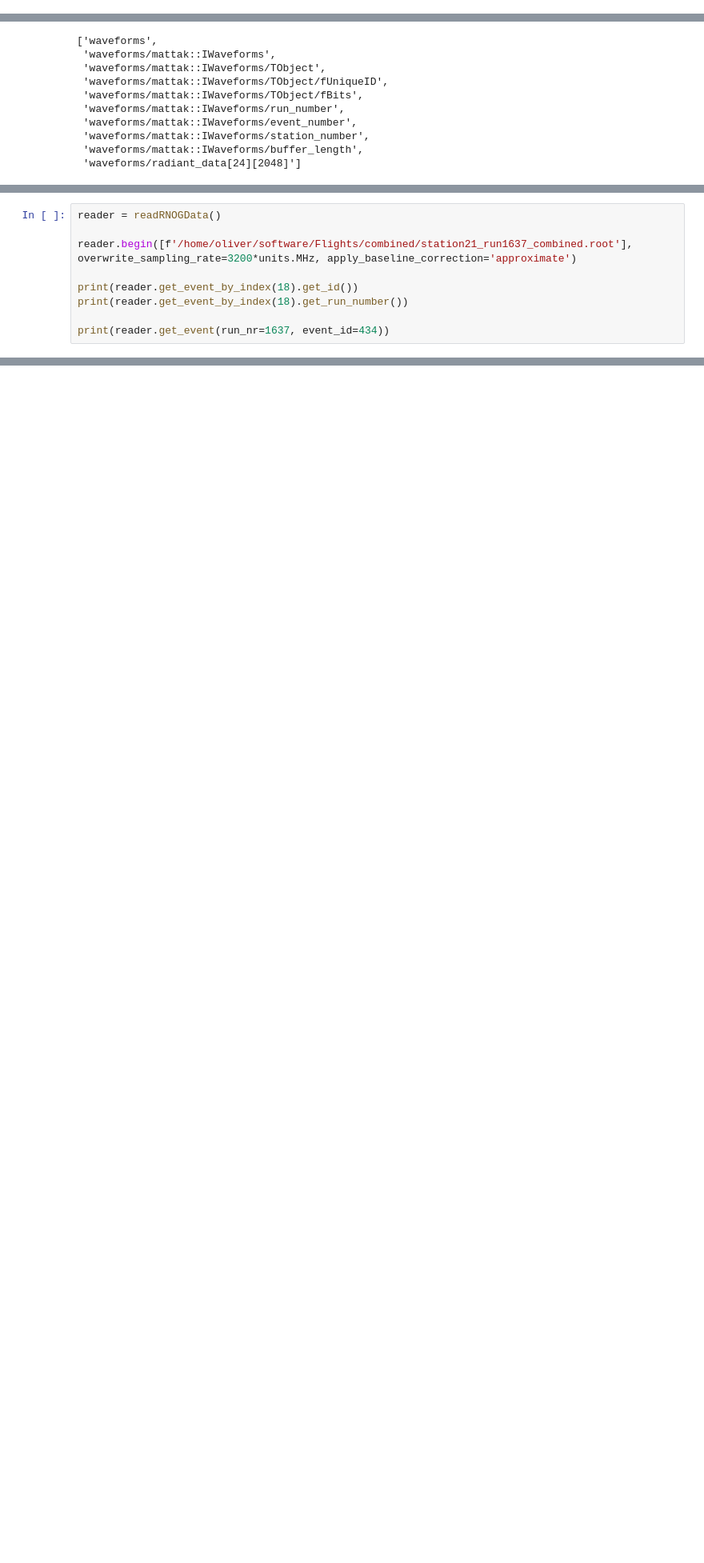
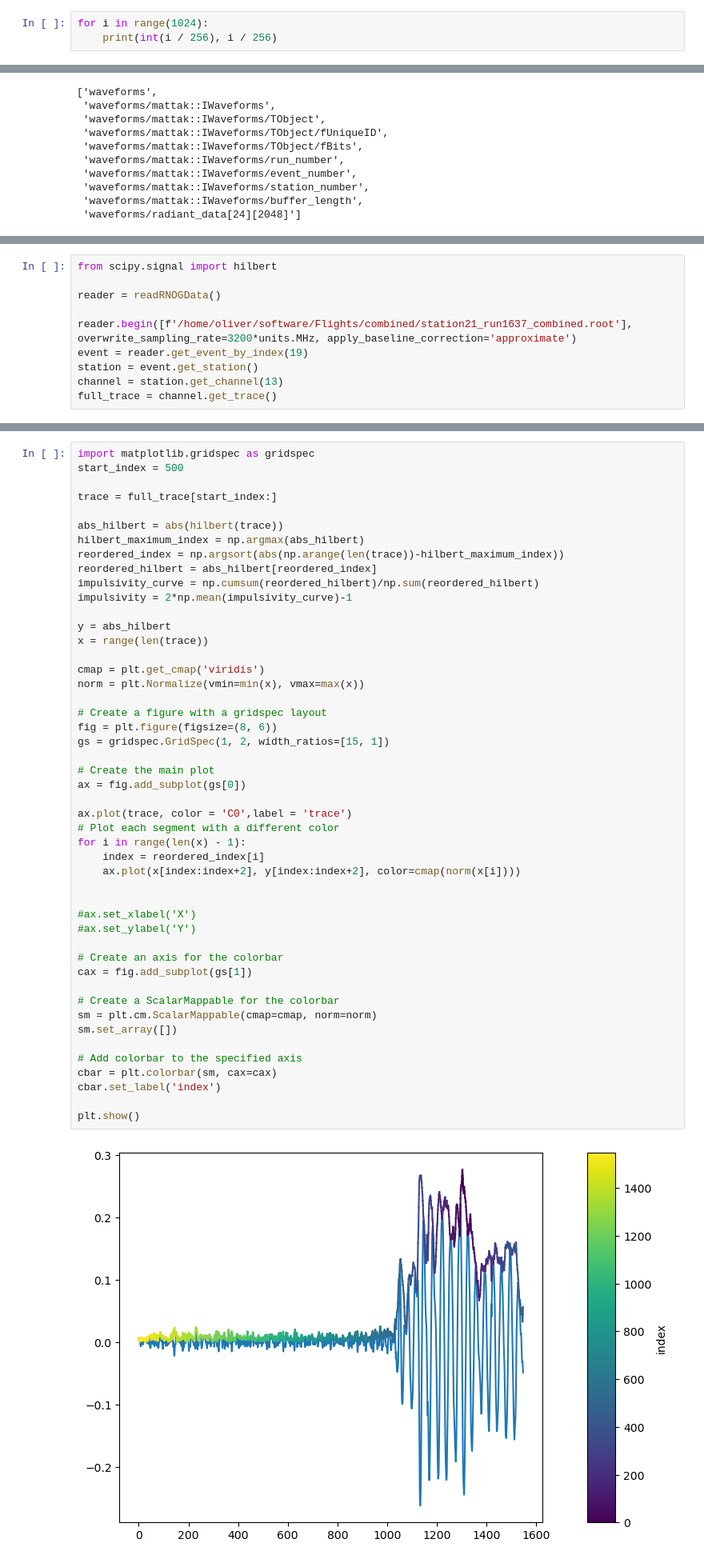
Before and after one commit to OliverSchlemper/Flights, a Jupyter notebook: combined_test.ipynb, the cells around one changed output, grey strips where cells are left out. Shown at 80% size. Drawn from its saved outputs; the diff is of its cells as text; blank space fills up the shorter version.

```diff
--- a/combined_test.ipynb
+++ b/combined_test.ipynb
@@ -20,3 +20,6 @@ from NuRadioReco.utilities import units
 from IPython.display import clear_output
 
 from Flight import Flight
+# %%
+for i in range(1024):
+    print(int(i / 256), i / 256)
@@ -63,14 +84,15 @@ temp_df.event_number
 7947    7947
 Name: event_number, Length: 7948, dtype: uint32
 # %%
+from scipy.signal import hilbert
+
 reader = readRNOGData()
 
 reader.begin([f'/home/oliver/software/Flights/combined/station21_run1637_combined.root'], overwrite_sampling_rate=3200*units.MHz, apply_baseline_correction='approximate')
-
-print(reader.get_event_by_index(18).get_id())
-print(reader.get_event_by_index(18).get_run_number())
-
-print(reader.get_event(run_nr=1637, event_id=434))
+event = reader.get_event_by_index(19)
+station = event.get_station()
+channel = station.get_channel(13)
+full_trace = channel.get_trace()
 # %% [output]
 INFO:NuRadioReco.readRNOGData:Set 0 selector(s)
 INFO:NuRadioReco.readRNOGData:Parse through / read-in 1 directory(ies) / file(s).
@@ -83,0 +102,50 @@ Found combined file
+# %%
+import matplotlib.gridspec as gridspec
+start_index = 500
+
+trace = full_trace[start_index:]
+
+abs_hilbert = abs(hilbert(trace))
+hilbert_maximum_index = np.argmax(abs_hilbert)
+reordered_index = np.argsort(abs(np.arange(len(trace))-hilbert_maximum_index))
+reordered_hilbert = abs_hilbert[reordered_index]
+impulsivity_curve = np.cumsum(reordered_hilbert)/np.sum(reordered_hilbert)
+impulsivity = 2*np.mean(impulsivity_curve)-1
+
+y = abs_hilbert
+x = range(len(trace))
+
+cmap = plt.get_cmap('viridis')
+norm = plt.Normalize(vmin=min(x), vmax=max(x))
+
+# Create a figure with a gridspec layout
+fig = plt.figure(figsize=(8, 6))
+gs = gridspec.GridSpec(1, 2, width_ratios=[15, 1])
+
+# Create the main plot
+ax = fig.add_subplot(gs[0])
+
+ax.plot(trace, color = 'C0',label = 'trace')
+# Plot each segment with a different color
+for i in range(len(x) - 1):
+    index = reordered_index[i]
+    ax.plot(x[index:index+2], y[index:index+2], color=cmap(norm(x[i])))
+
+
+#ax.set_xlabel('X')
+#ax.set_ylabel('Y')
+
+# Create an axis for the colorbar
+cax = fig.add_subplot(gs[1])
+
+# Create a ScalarMappable for the colorbar
+sm = plt.cm.ScalarMappable(cmap=cmap, norm=norm)
+sm.set_array([])
+
+# Add colorbar to the specified axis
+cbar = plt.colorbar(sm, cax=cax)
+cbar.set_label('index')
+
+plt.show()
+# %% [output]
+[figure, added]
```
Also changed, not shown: parts of 9 cells of this notebook, 10 other files.
